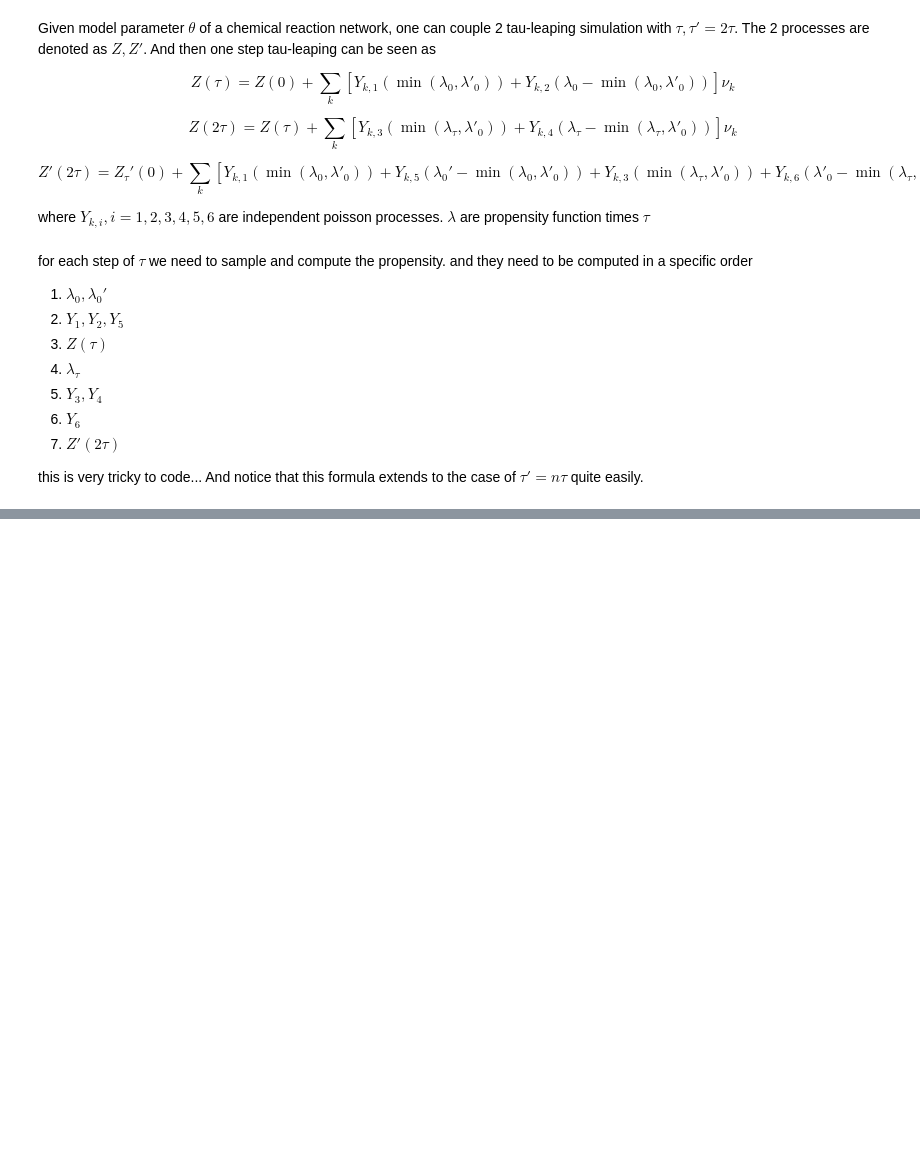
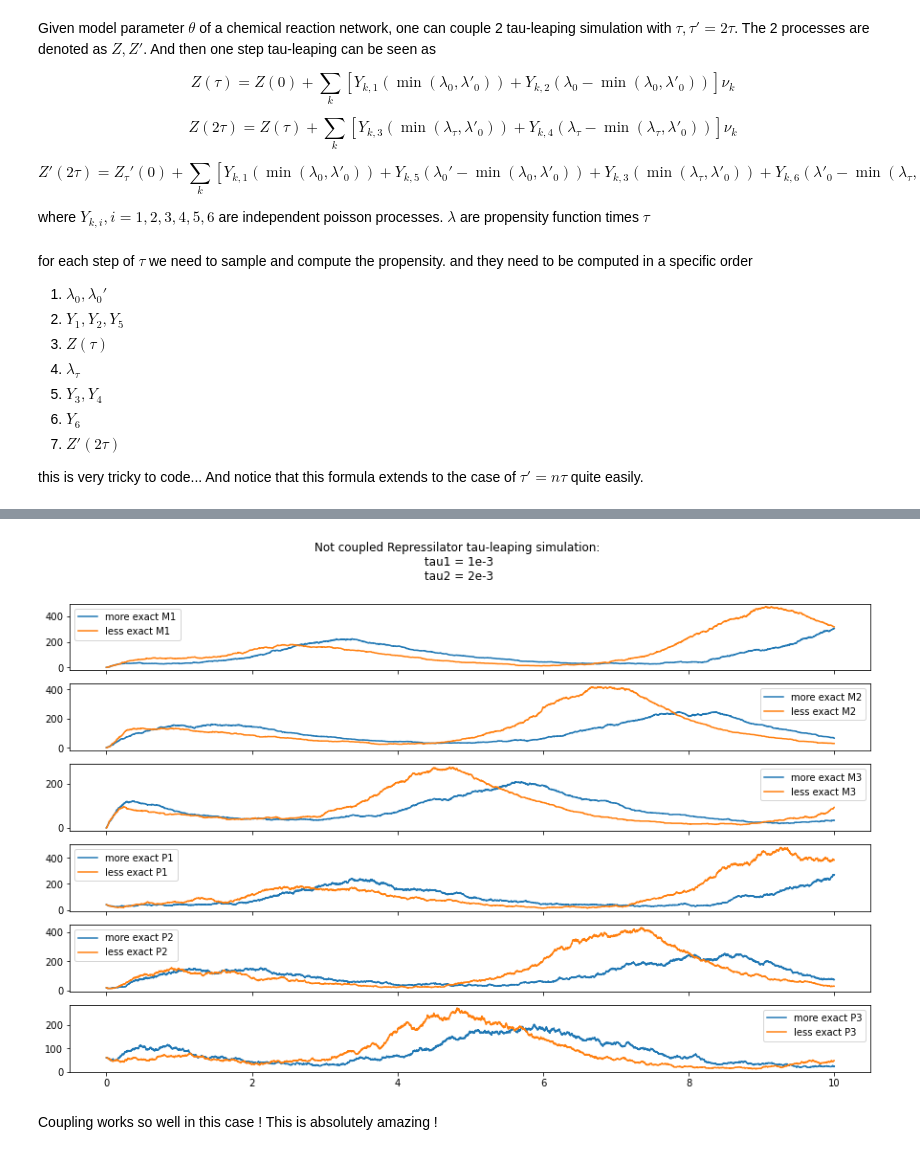
Before and after one commit to WangHaiYang874/ABC22, a Jupyter notebook: tau leaping couple.ipynb, the cells around one changed output, grey strips where cells are left out. Drawn from its saved outputs; the diff is of its cells as text; code cells hidden in the pictures; blank space fills up the shorter version.

```diff
--- a/tau leaping couple.ipynb
+++ b/tau leaping couple.ipynb
@@ -62,0 +63,15 @@ for i in range(6):
+# %%
+x3, _, t3= model.tau_leaping(X_init,1e-3,10)
+x4, _, t4 = model.tau_leaping(X_init,2e-3,10)
+# %%
+fig, axes = plt.subplots(6,1,figsize=(15,9),sharex=True)
+fig.suptitle('Not coupled Repressilator tau-leaping simulation:\n tau1 = 1e-3\n tau2 = 2e-3')
+
+for i in range(6):
+    axes[i].plot(t3,x3[:,i],label='more exact ' + model.index2chemical[i])
+    axes[i].plot(t4,x4[:,i],label='less exact ' + model.index2chemical[i])
+    axes[i].legend()
+# %% [output]
+[figure, added]
+# %% [markdown]
+Coupling works so well in this case ! This is absolutely amazing !
```
Also changed, not shown: parts of 1 cell of this notebook.
